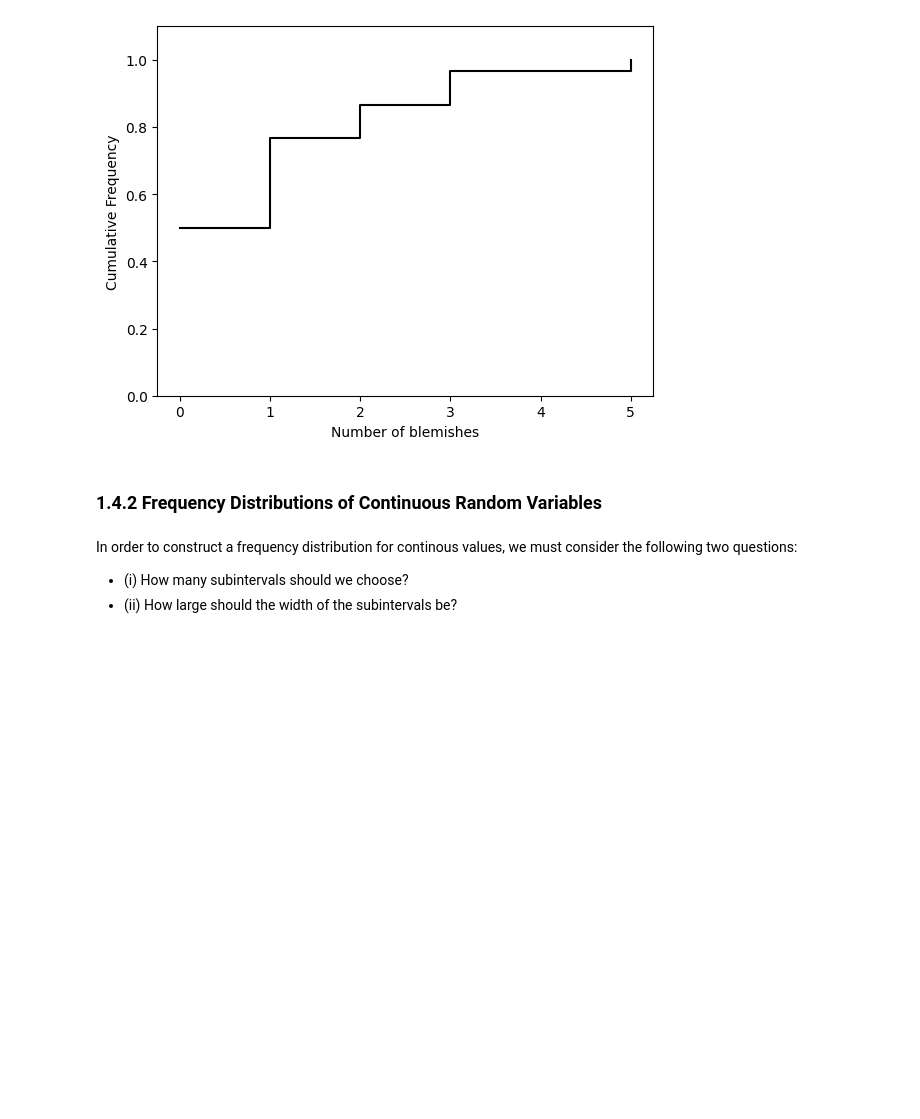
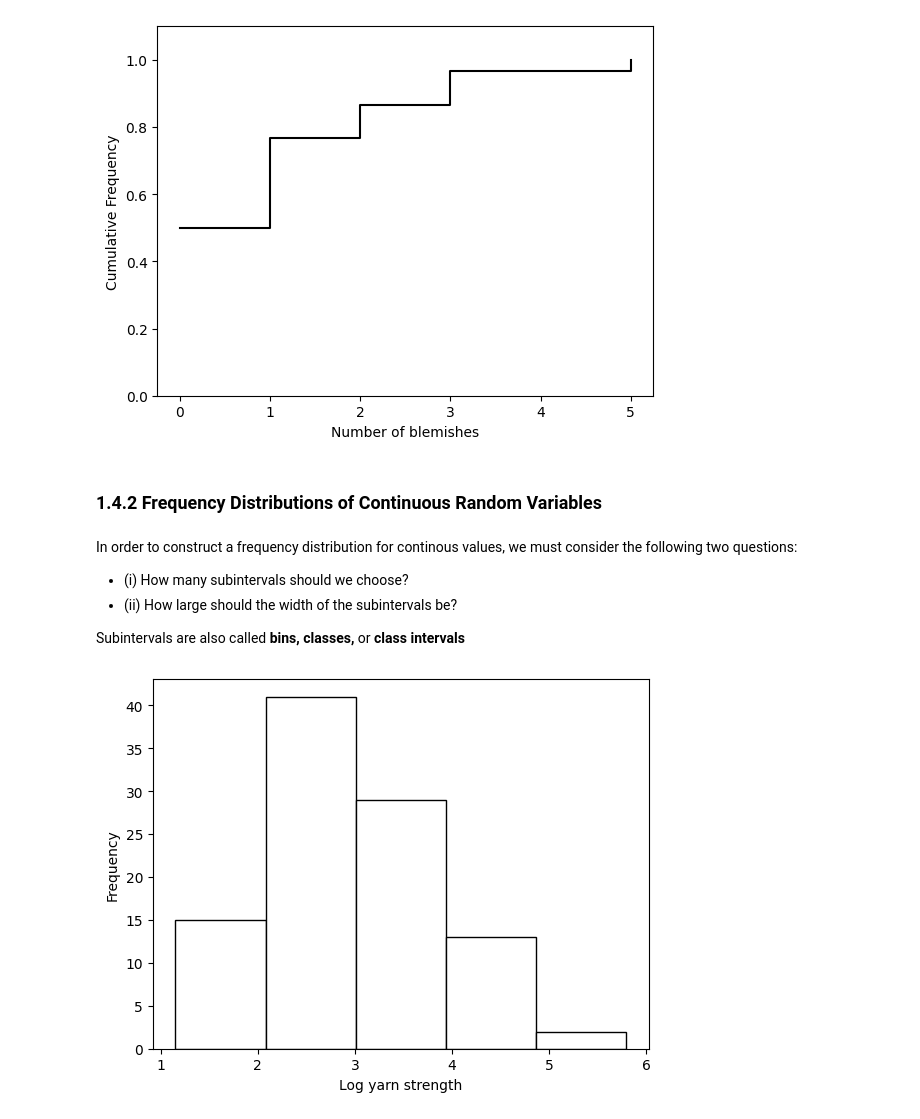
Before and after one commit to rjacksonxyz/Modern-Statistics, a Jupyter notebook: Ch1_Analyzing_Variability/analyzing_variability.ipynb, the cells around one changed output. Cells and saved outputs as stored; diff of their text form; code cells hidden in the pictures; blank space fills up the shorter version.

```diff
--- a/Ch1_Analyzing_Variability/analyzing_variability.ipynb
+++ b/Ch1_Analyzing_Variability/analyzing_variability.ipynb
@@ -208,3 +208,12 @@ In order to construct a frequency distribution for continous values, we must con
 two questions:
 - (i) How many subintervals should we choose?
 - (ii) How large should the width of the subintervals be?
+
+Subintervals are also called **bins, classes,** or **class intervals**
+# %%
+X = mistat.load_data('YARNSTRG')
+ax = X.plot.hist(bins=5, color='white', edgecolor='black', legend=False)
+ax.set_xlabel('Log yarn strength')
+plt.show()
+# %% [output]
+[figure, added]
```
Also changed, not shown: parts of 15 cells of this notebook, 1 other file.
